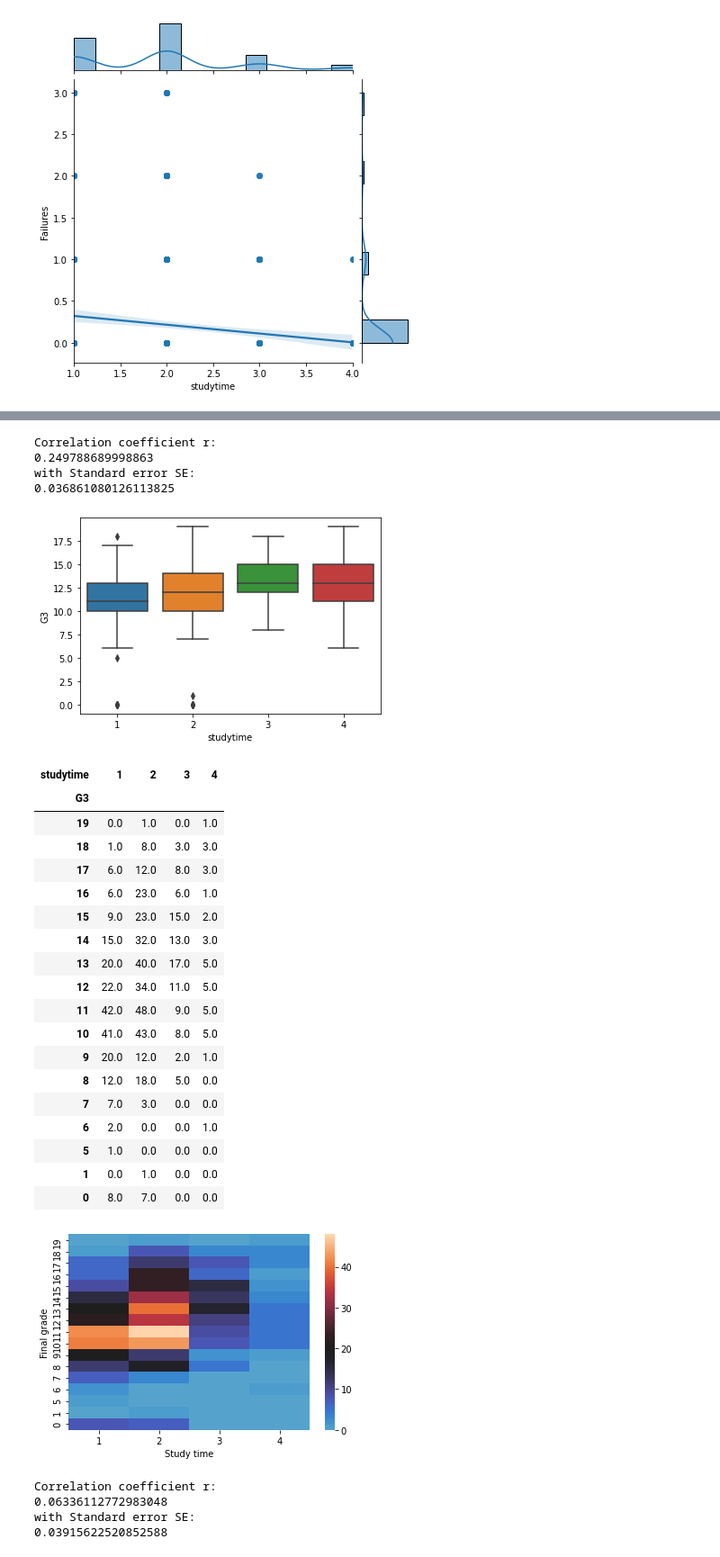
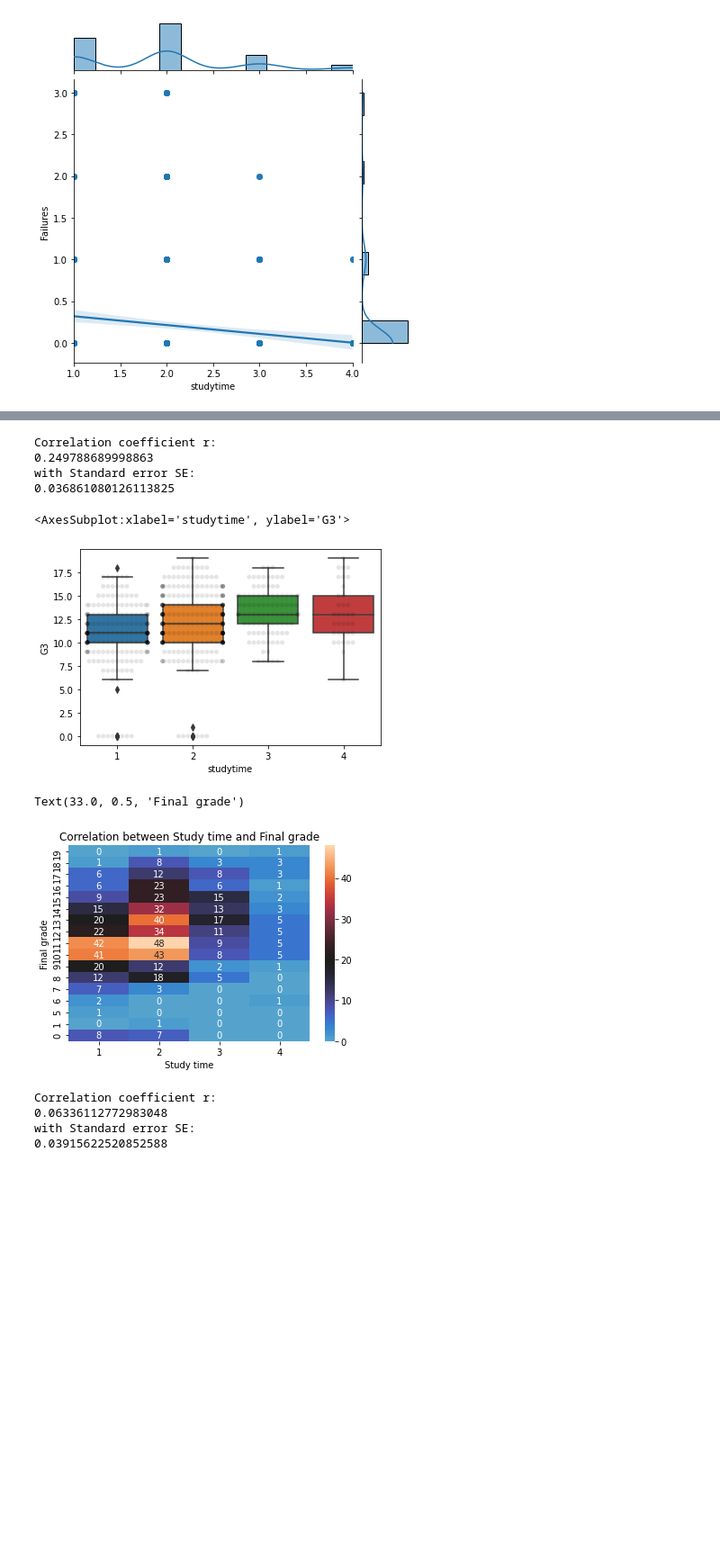
Before and after one commit to lucarossi9/statistical-computation-team-1, a Jupyter notebook: correlations.ipynb, the cells around one changed output, grey strips where cells are left out. Shown at 90% size. Saved outputs shown, nothing was run; the diff lists cells and outputs as text; code cells hidden in the pictures; blank space fills up the shorter version.

```diff
--- a/correlations.ipynb
+++ b/correlations.ipynb
@@ -81,5 +76,6 @@ a
 # %%
 #correlation coefficient between Study time and Final Grade (=G3)
+x=data.studytime
 y=data.G3
 r=np.corrcoef(x, y)[1,0] #correlation coefficient
 SE=(1-r**2)/mt.sqrt(n-2) #standard error
@@ -88,44 +84,32 @@ print(r)
 print('with Standard error SE:')
 print(SE)
 ax = sns.boxplot(x="studytime", y="G3", data=data)
+sns.swarmplot(x='studytime',
+              y='G3',
+              data=data,
+              color='k', # Make points black
+              alpha=0.1) # and slightly transparent
 #we can see that the G3 mean for each studytime value grows as the studytime value gets higher
 # %% [output]
 Correlation coefficient r:
 0.249788689998863
 with Standard error SE:
 0.036861080126113825
+<AxesSubplot:xlabel='studytime', ylabel='G3'>
-[figure, old version]
+[figure, new version]
 # %%
 a=data.groupby(['studytime','G3']).count()
 a=a.sex
 a=a.unstack(level=0)
 a=a.iloc[::-1]
 a=a.fillna(0)
-sns.heatmap(a,vmin=0,vmax=48,center=20)
+sns.heatmap(a,vmin=0,vmax=48,center=20,annot=True) #cmap="YlGnBu"
+plt.title('Correlation between Study time and Final grade')
 plt.xlabel('Study time')
 plt.ylabel('Final grade')
-a
 # %% [output]
-| studytime | 1 | 2 | 3 | 4 |
-| G3 |  |  |  |  |
-| 19 | 0.0 | 1.0 | 0.0 | 1.0 |
-| 18 | 1.0 | 8.0 | 3.0 | 3.0 |
-| 17 | 6.0 | 12.0 | 8.0 | 3.0 |
-| 16 | 6.0 | 23.0 | 6.0 | 1.0 |
-| 15 | 9.0 | 23.0 | 15.0 | 2.0 |
-| 14 | 15.0 | 32.0 | 13.0 | 3.0 |
-| 13 | 20.0 | 40.0 | 17.0 | 5.0 |
-| 12 | 22.0 | 34.0 | 11.0 | 5.0 |
-| 11 | 42.0 | 48.0 | 9.0 | 5.0 |
-| 10 | 41.0 | 43.0 | 8.0 | 5.0 |
-| 9 | 20.0 | 12.0 | 2.0 | 1.0 |
-| 8 | 12.0 | 18.0 | 5.0 | 0.0 |
-| 7 | 7.0 | 3.0 | 0.0 | 0.0 |
-| 6 | 2.0 | 0.0 | 0.0 | 1.0 |
-| 5 | 1.0 | 0.0 | 0.0 | 0.0 |
-| 1 | 0.0 | 1.0 | 0.0 | 0.0 |
-| 0 | 8.0 | 7.0 | 0.0 | 0.0 |
+Text(33.0, 0.5, 'Final grade')
-[figure, old version]
+[figure, new version]
 # %%
 #correlation coefficient between Families relationship and Final Grade (=G3)
 x=data.Famrel
```
Also changed, not shown: parts of 9 cells of this notebook.
